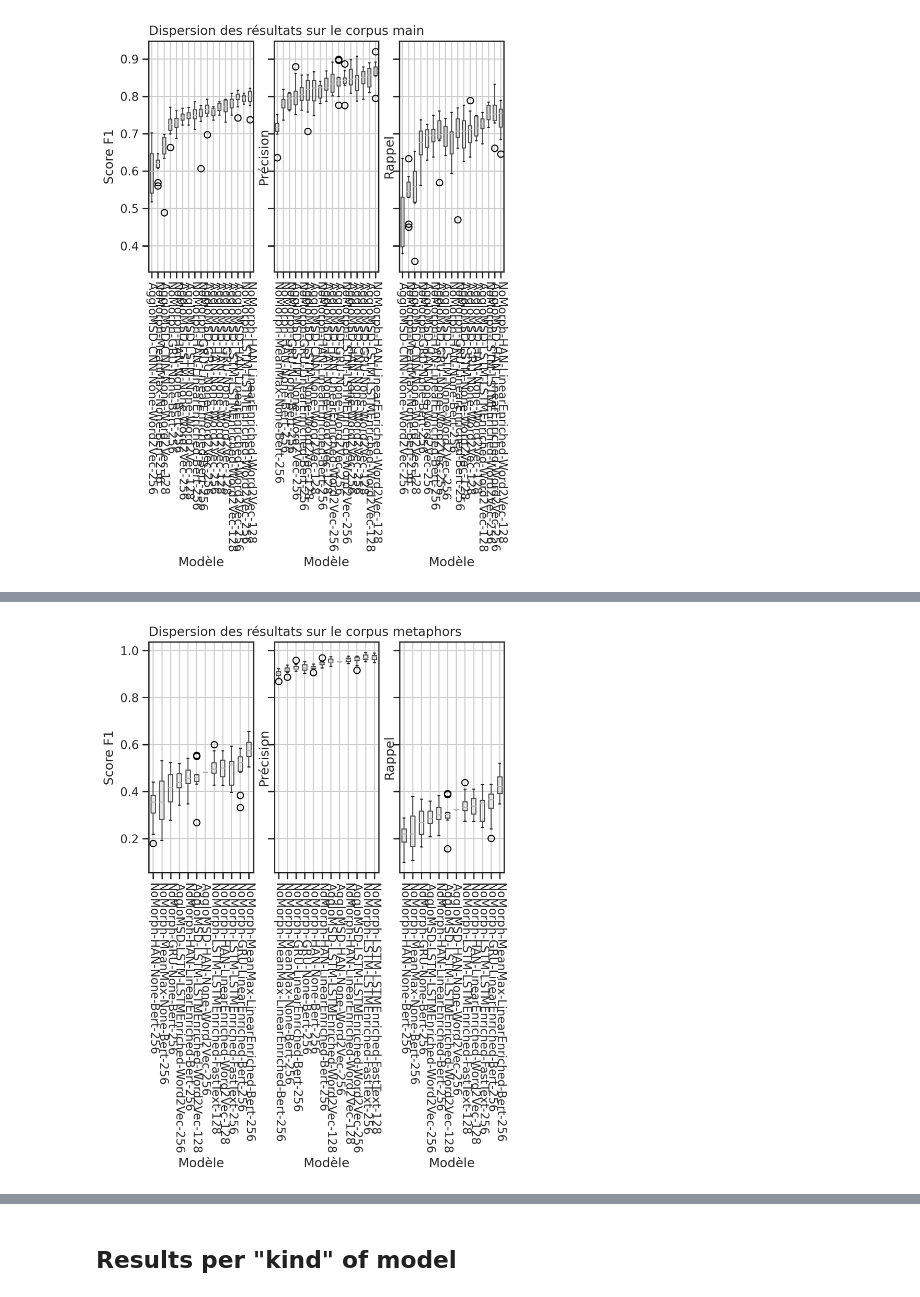
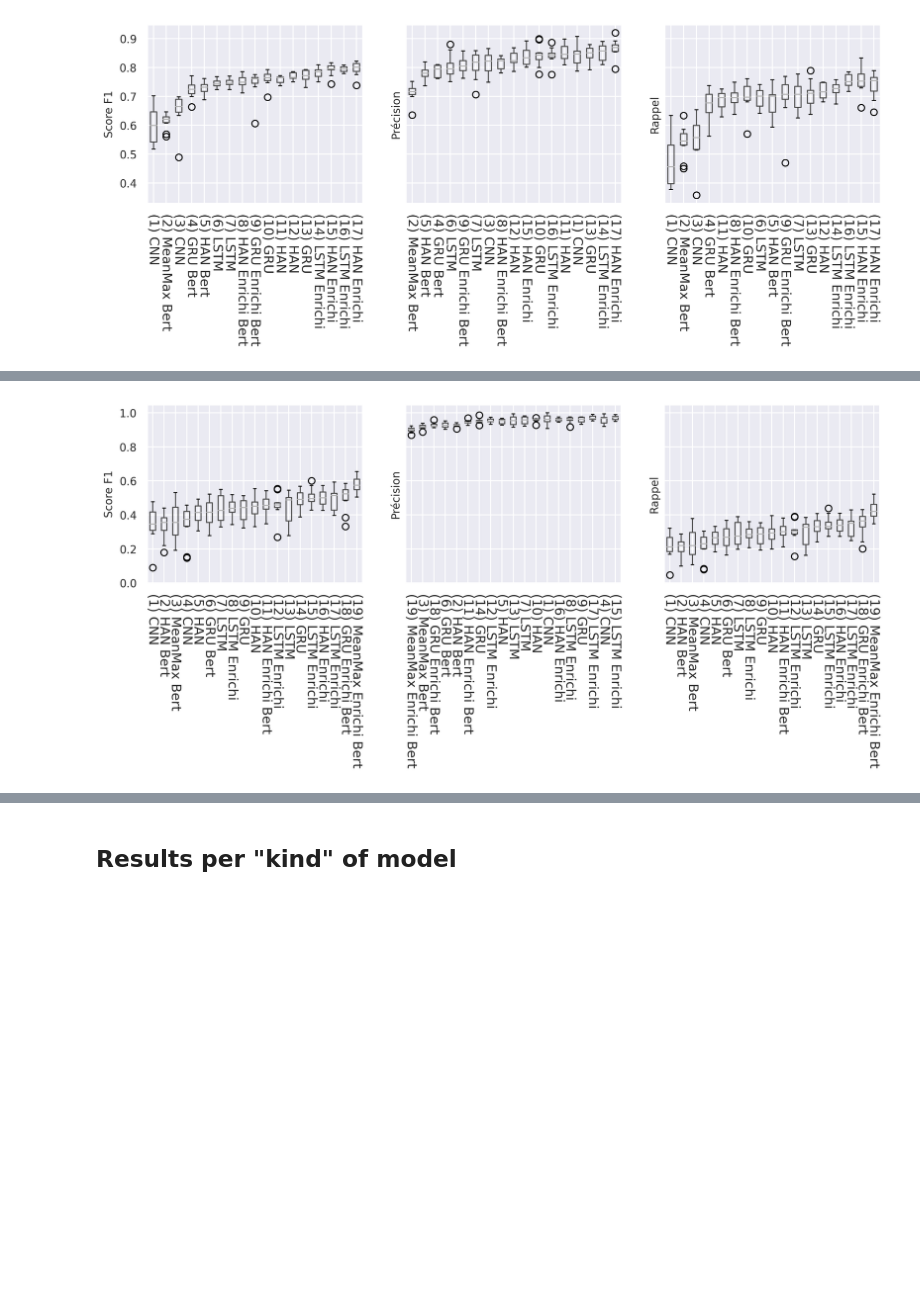
Before and after one commit to lascivaroma/seligator, a Jupyter notebook: 07c - Evaluate 10 runs for each good model.ipynb, the cells around one changed output, grey strips where cells are left out. Cells and saved outputs as stored; diff of their text form; code cells hidden in the pictures; blank space fills up the shorter version.

```diff
--- a/07c - Evaluate 10 runs for each good model.ipynb
+++ b/07c - Evaluate 10 runs for each good model.ipynb
@@ -35,26 +35,83 @@ def boxplot_sorted(df, by, column, rot=0, ax=None):
     # return axes so changes can be made outside the function
     return df2[meds.index].boxplot(rot=rot, return_type="axes", ax=ax)
 
+niceScore = {
+    v[1]: v[0]
+    for v in [("Score F1", "fscore-positive"),
+        ("Précision", "precision-positive"),
+        ("Rappel", "recall-positive")]
+}
 
-def plot_show(_df, key, legend, _corpus):
-    fig, axes = plt.subplots(ncols=3, nrows=1, dpi=300, sharey=True)
+def plot_show(_df, _corpus):
+    fig, axes = plt.subplots(ncols=3, nrows=1, dpi=300, sharey=True, figsize=(12, 3))
+    butifulnames = {
+        "main": "Principal",
+        "partial": "Partiel",
+        "metaphors": "Métaphores",
+        "literal": "Littéral"
+    }
+    i = 0
+    renamed_models = {}
 
-    i = 0
     for ax, (legend, key) in zip(axes, [
         ("Score F1", "fscore-positive"),
         ("Précision", "precision-positive"),
         ("Rappel", "recall-positive"),
     ]):
+        print(f'Dispersion des résultats sur le corpus {butifulnames[_corpus]}')
         if i == 0:
-            ax.set_title(f'Dispersion des résultats sur le corpus {_corpus}', loc="left")
+            #ax.set_title(f'Dispersion des résultats sur le corpus {butifulnames[_corpus]}', loc="left")
             i = 1
         axes = boxplot_sorted(
             df=_df[_df.Corpus == _corpus], by="name", column=key, ax=ax
         )
-        ax.set_xlabel('Modèle')
-        ax.set_ylabel(legend)
+        #ax.set_xlabel('Modèle')
+        ax.set_ylabel(legend, fontsize=10)
+        ax.tick_params(axis="y", labelsize=10)
         #plt.suptitle('')
-        ax.set_xticklabels(labels=ax.get_xticklabels(), rotation=-90)
+        if not renamed_models:
+            renamed_models = {
+                str(tick._text): (index+1, "({i}) {enc}{enr}{bert}".format(
+                        enc=str(tick._text).split("-")[1],
+                        i=index+1,
+                        enr="" if "Enriched" not in tick._text else " Enrichi",
+                        bert="" if "Bert" not in tick._text else " Bert"
+                    ))
+                for index, tick in enumerate(ax.get_xticklabels())
+            }
+        ax.set_xticklabels(
+            labels=[renamed_models[tick._text][1] for tick in ax.get_xticklabels()],
+            rotation=-90,
+            fontsize=12
+        )
+        ax.set_xlabel("")
+    #plt.rc('xtick', labelsize=6)
+
+
+
+    medians = (_df[_df.Corpus == _corpus].groupby("name").median()*100).reset_index()
+
+
+    medians_dict = {
+        v[0]: v[1:]
+        for v in medians.values.tolist()
+    }
+
+    print(pd.DataFrame([
+        [
+            value[0],
+            *key.replace("None", "").replace("NoMorph", "").replace("Enriched", "").replace("AggloMSD", "Agglomérée").split("-"),
+            *medians_dict[key]
+        ]
+        for key, value in renamed_models.items()
+    ][::-1], columns=[
+        "Index", "Morphologie", "Encodeur", "Enrichissement", "Embeddings", "Taille encodée"
+    ] + [niceScore[key] for key in list(medians.columns)[1:]]).to_latex(index=False, float_format=lambda x: f"{x:.2f}"))
+
+
+    #.values.tolist()
+
+    #plt.tight_layout()
     plt.show()
 
 for corpus in list(df.Corpus.unique()):
@@ -66,8 +123,6 @@ for corpus in list(df.Corpus.unique()):
     #))
     plot_show(
         _df=df,
-        _corpus=corpus,
-        key="precision-positive",
-        legend="Précision(Positive)"
+        _corpus=corpus
     )
 # %% [output]
@@ -74 +146 @@ for corpus in list(df.Corpus.unique()):
-[figure, old version]
+[figure, new version]
@@ -75 +164 @@ for corpus in list(df.Corpus.unique()):
-[figure, old version]
+[figure, new version]
```
Also changed, not shown: parts of 7 cells of this notebook, 3 other files.
